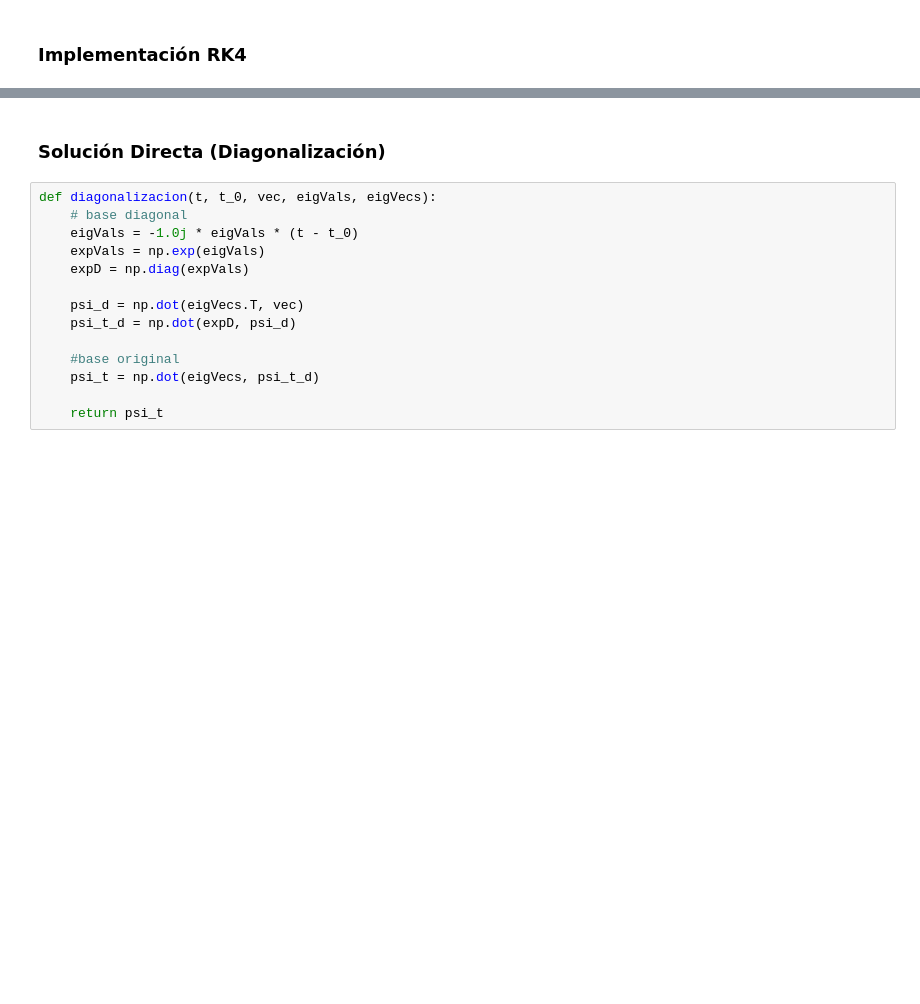
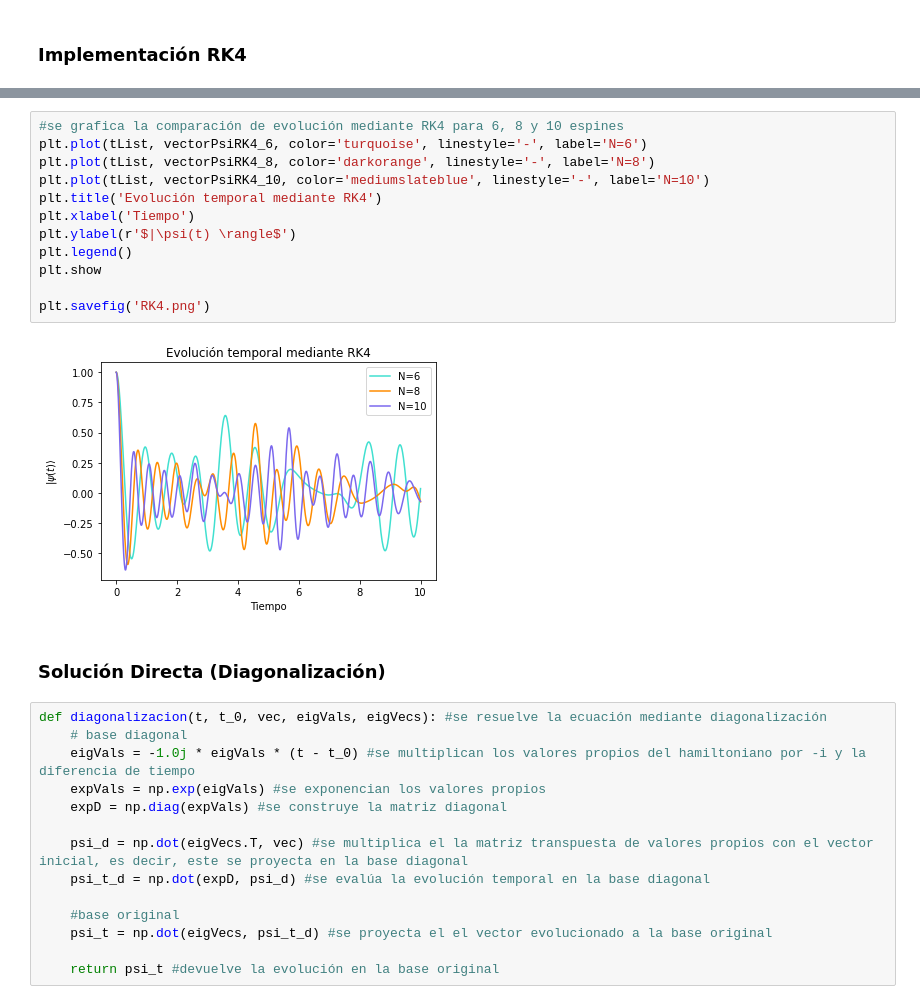
Before and after one commit to Amanda-Mirault/Modelo-de-Ising-Cu-ntico, a Jupyter notebook: ProyectoIsingG02.ipynb, the cells around one changed output, grey strips where cells are left out. Cells and saved outputs as stored; diff of their text form; blank space fills up the shorter version.

```diff
--- a/ProyectoIsingG02.ipynb
+++ b/ProyectoIsingG02.ipynb
@@ -161,18 +160,32 @@ plt.show
+# %%
+#se grafica la comparación de evolución mediante RK4 para 6, 8 y 10 espines
+plt.plot(tList, vectorPsiRK4_6, color='turquoise', linestyle='-', label='N=6')
+plt.plot(tList, vectorPsiRK4_8, color='darkorange', linestyle='-', label='N=8')
+plt.plot(tList, vectorPsiRK4_10, color='mediumslateblue', linestyle='-', label='N=10')
+plt.title('Evolución temporal mediante RK4')
+plt.xlabel('Tiempo')
+plt.ylabel(r'$|\psi(t) \rangle$')
+plt.legend()
+plt.show
+
+plt.savefig('RK4.png')
+# %% [output]
+[figure, added]
 # %% [markdown]
 ### Solución Directa (Diagonalización)
 # %%
-def diagonalizacion(t, t_0, vec, eigVals, eigVecs):
+def diagonalizacion(t, t_0, vec, eigVals, eigVecs): #se resuelve la ecuación mediante diagonalización
     # base diagonal
-    eigVals = -1.0j * eigVals * (t - t_0)
-    expVals = np.exp(eigVals)
-    expD = np.diag(expVals)
+    eigVals = -1.0j * eigVals * (t - t_0) #se multiplican los valores propios del hamiltoniano por -i y la diferencia de tiempo
+    expVals = np.exp(eigVals) #se exponencian los valores propios
+    expD = np.diag(expVals) #se construye la matriz diagonal
 
-    psi_d = np.dot(eigVecs.T, vec)
-    psi_t_d = np.dot(expD, psi_d)
+    psi_d = np.dot(eigVecs.T, vec) #se multiplica el la matriz transpuesta de valores propios con el vector inicial, es decir, este se proyecta en la base diagonal
+    psi_t_d = np.dot(expD, psi_d) #se evalúa la evolución temporal en la base diagonal
 
     #base original
-    psi_t = np.dot(eigVecs, psi_t_d)
+    psi_t = np.dot(eigVecs, psi_t_d) #se proyecta el el vector evolucionado a la base original
 
-    return psi_t
+    return psi_t #devuelve la evolución en la base original
 # %%
 #implementación de la solución directa por diagonalización
```
Also changed, not shown: parts of 13 cells of this notebook.
